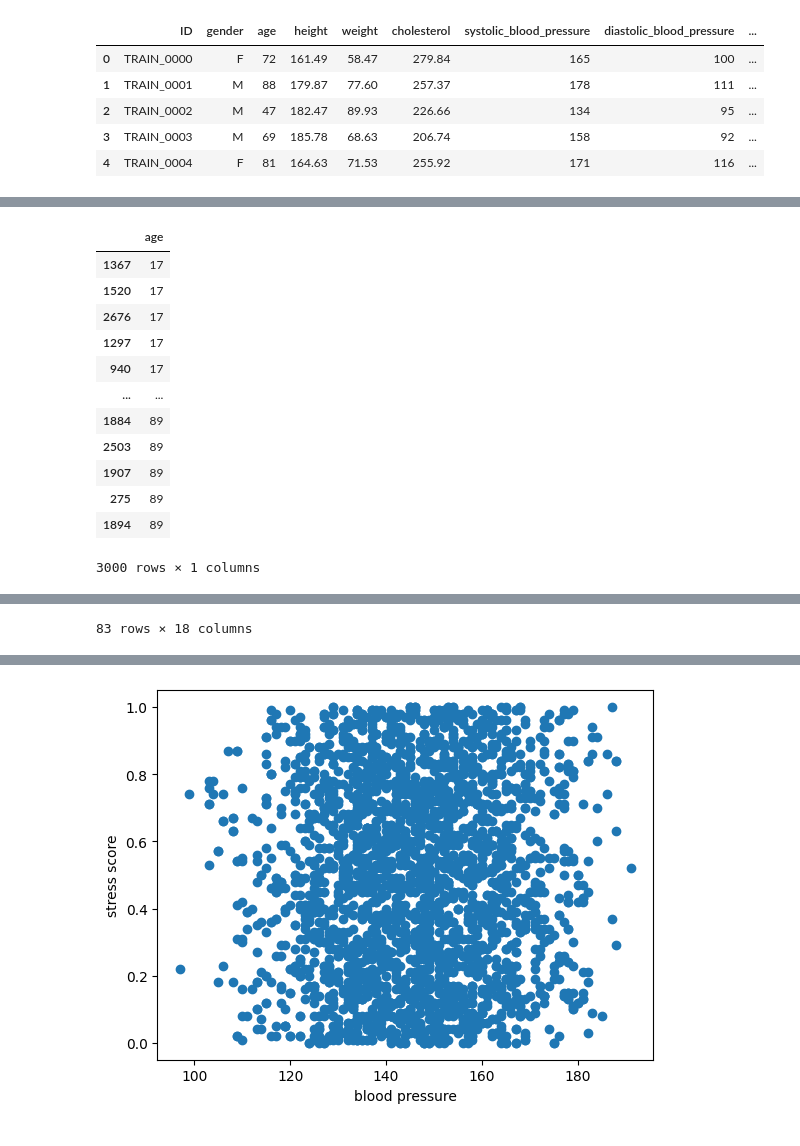
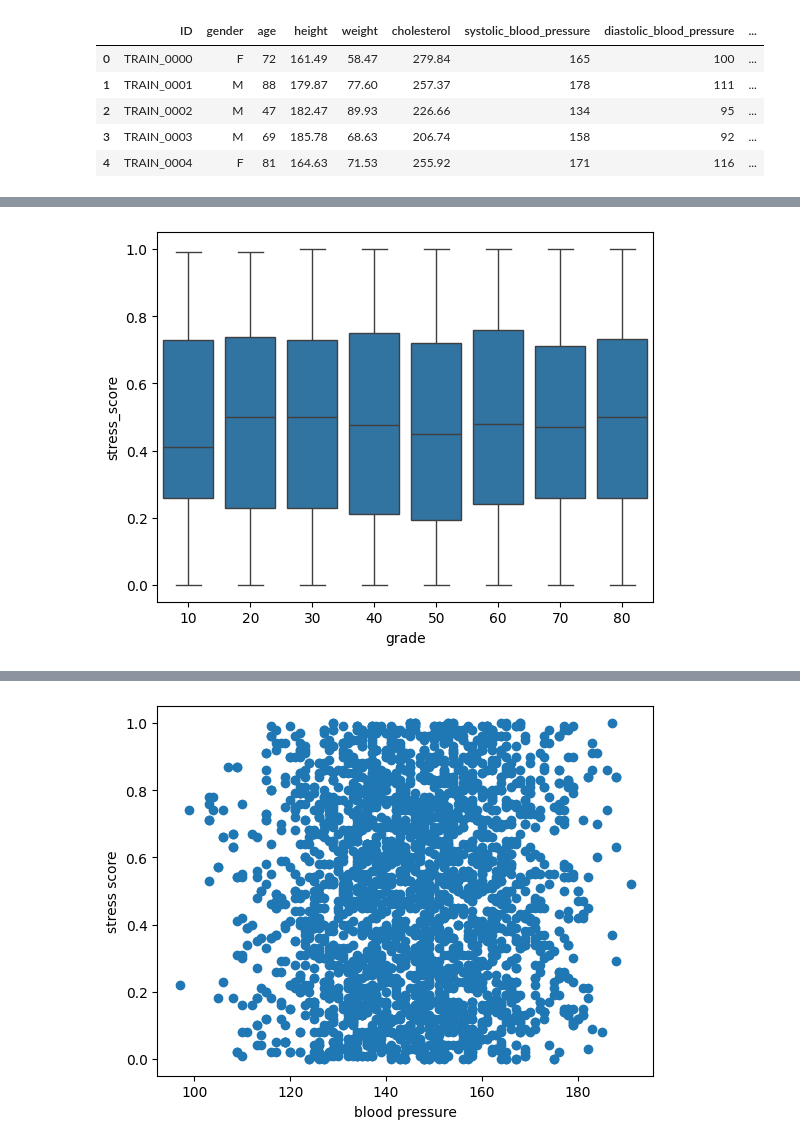
Before and after one commit to HOYUN-Y/DataAnalytics_projects, a Jupyter notebook: dacon_stress_prediction/data_preprocessing.ipynb, the cells around one changed output, grey strips where cells are left out. Cells and saved outputs as stored; diff of their text form; code cells hidden in the pictures.

```diff
--- a/dacon_stress_prediction/data_preprocessing.ipynb
+++ b/dacon_stress_prediction/data_preprocessing.ipynb
@@ -210,17 +262,4 @@ train.head()
 # %%
-display(train[['age']].sort_values('age')) #17~89age
-train[(train['age']>17) & (train['age']<20)]
+sns.boxplot(x='grade', y='stress_score', data=train)
+plt.show()
 # %% [output]
-|  | age |
-| 1367 | 17 |
-| 1520 | 17 |
-| 2676 | 17 |
-| 1297 | 17 |
-| 940 | 17 |
-| ... | ... |
-| 1884 | 89 |
-| 2503 | 89 |
-| 1907 | 89 |
-| 275 | 89 |
-| 1894 | 89 |
-3000 rows × 1 columns
@@ -239 +266 @@ train[(train['age']>17) & (train['age']<20)]
-83 rows × 18 columns
+[figure, added]
```
Also changed, not shown: parts of 42 cells of this notebook.
